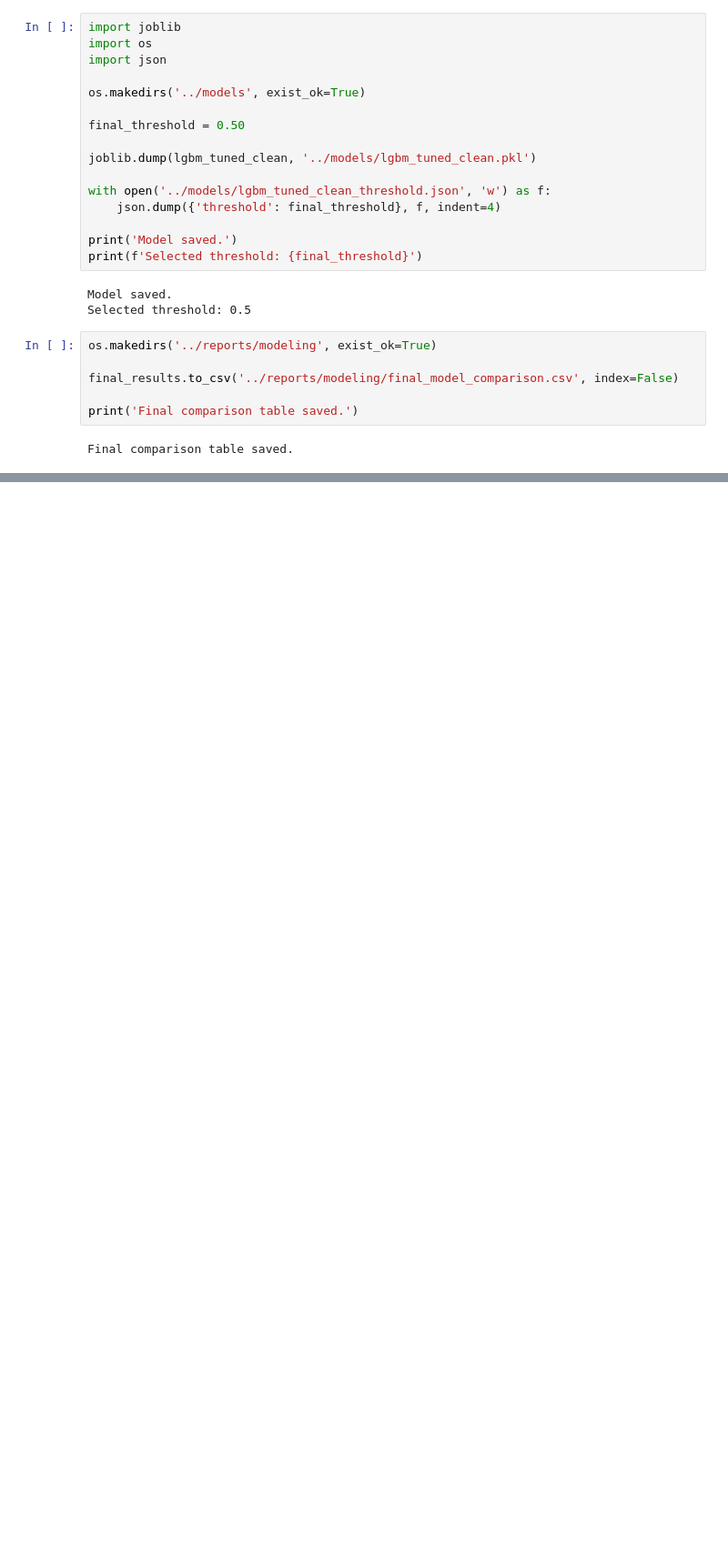
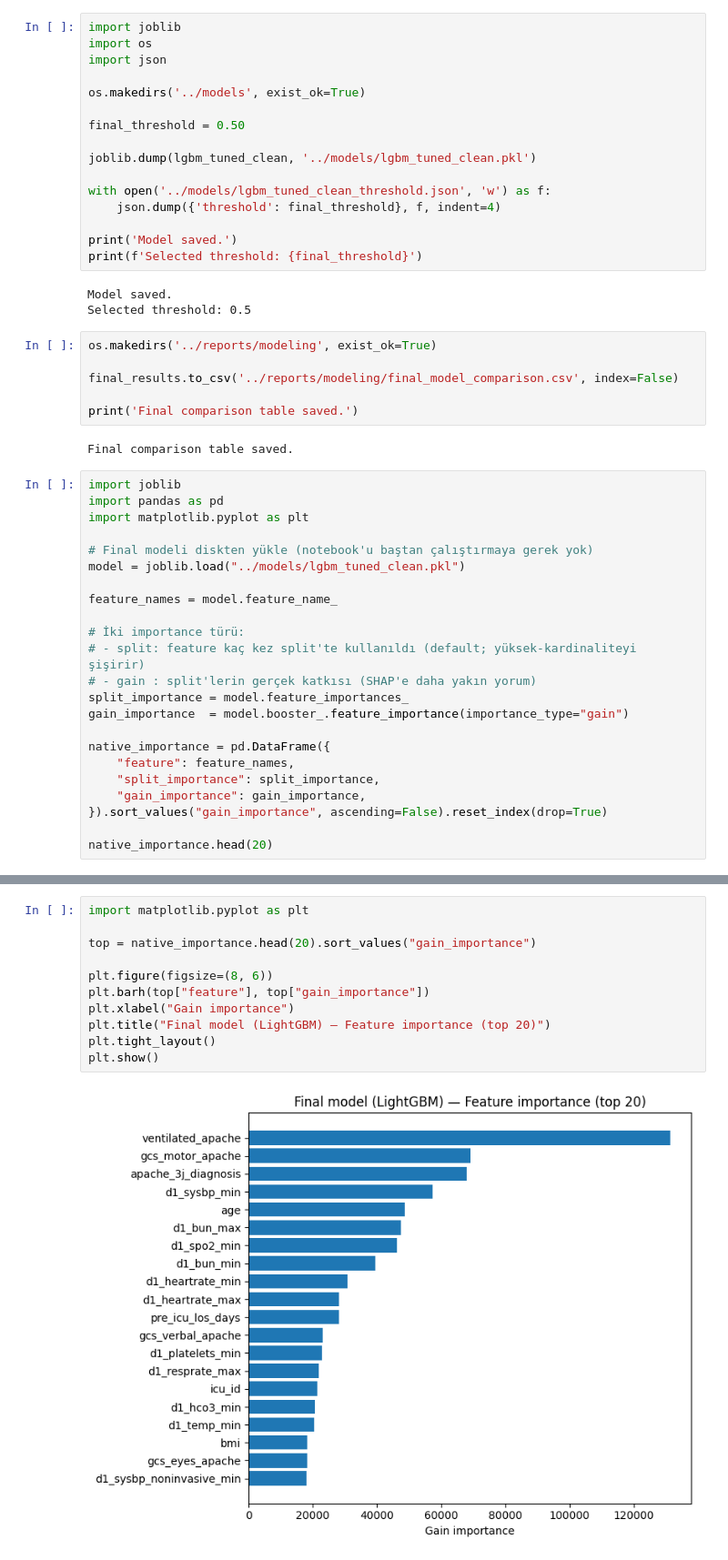
Before and after one commit to atalayatasoy17/xai-project, a Jupyter notebook: notebooks/03_model.ipynb, the cells around one changed output, grey strips where cells are left out. Shown at 91% size. Saved outputs shown, nothing was run; the diff lists cells and outputs as text; blank space fills up the shorter version.

Commit message:
Add native LightGBM feature importance analysis

```diff
--- a/notebooks/03_model.ipynb
+++ b/notebooks/03_model.ipynb
@@ -783,3 +783,26 @@ final_results.to_csv('../reports/modeling/final_model_comparison.csv', index=Fal
 print('Final comparison table saved.')
 # %% [output]
 Final comparison table saved.
+# %%
+import joblib
+import pandas as pd
+import matplotlib.pyplot as plt
+
+# Final modeli diskten yükle (notebook'u baştan çalıştırmaya gerek yok)
+model = joblib.load("../models/lgbm_tuned_clean.pkl")
+
+feature_names = model.feature_name_
+
+# İki importance türü:
+# - split: feature kaç kez split'te kullanıldı (default; yüksek-kardinaliteyi şişirir)
+# - gain : split'lerin gerçek katkısı (SHAP'e daha yakın yorum)
+split_importance = model.feature_importances_
+gain_importance  = model.booster_.feature_importance(importance_type="gain")
+
+native_importance = pd.DataFrame({
+    "feature": feature_names,
+    "split_importance": split_importance,
+    "gain_importance": gain_importance,
+}).sort_values("gain_importance", ascending=False).reset_index(drop=True)
+
+native_importance.head(20)
@@ -785,0 +827,13 @@ Final comparison table saved.
+# %%
+import matplotlib.pyplot as plt
+
+top = native_importance.head(20).sort_values("gain_importance")
+
+plt.figure(figsize=(8, 6))
+plt.barh(top["feature"], top["gain_importance"])
+plt.xlabel("Gain importance")
+plt.title("Final model (LightGBM) — Feature importance (top 20)")
+plt.tight_layout()
+plt.show()
+# %% [output]
+[figure, added]
```
Also changed, not shown: parts of 1 cell of this notebook.
